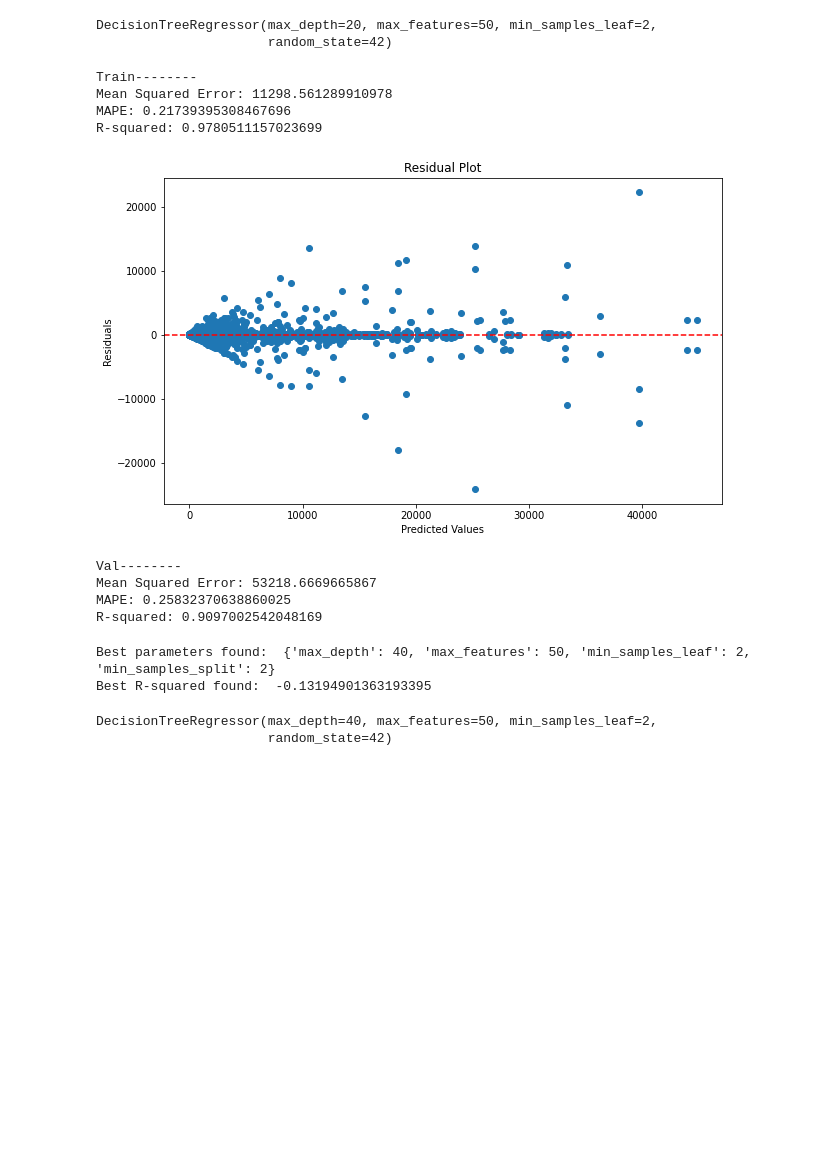
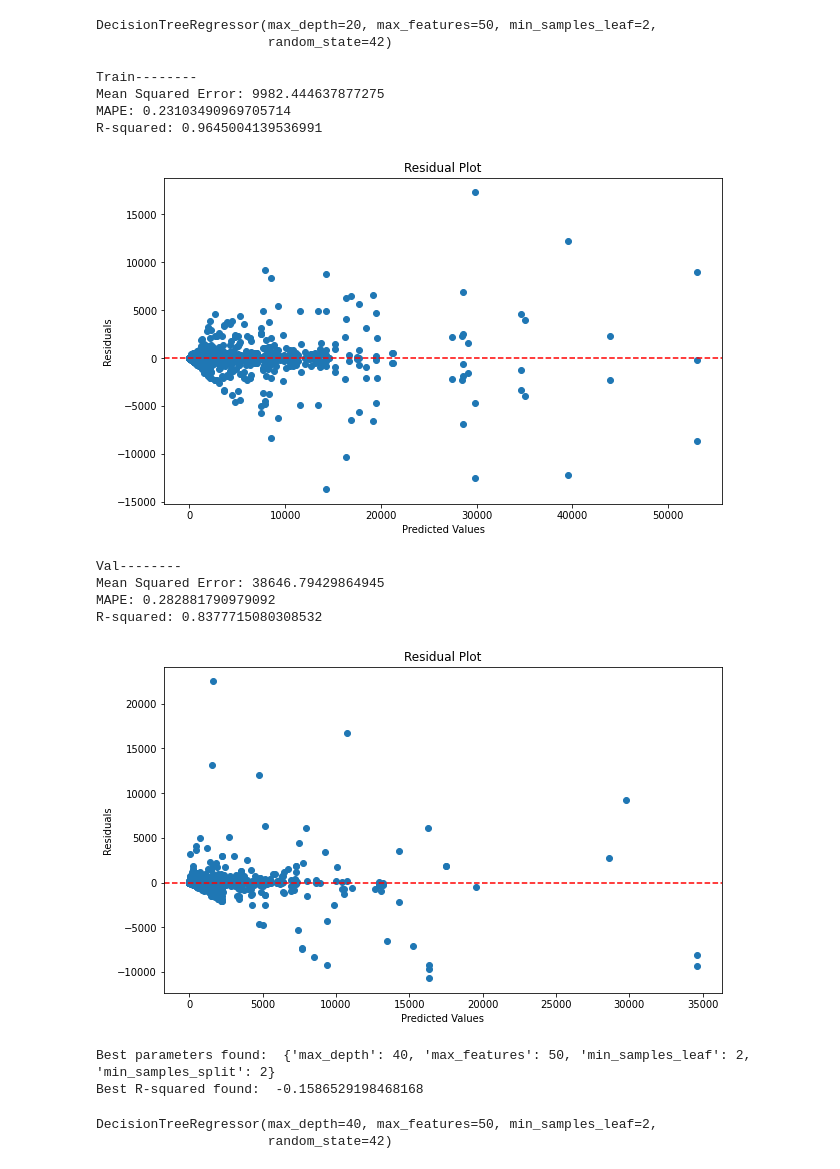
Before and after one commit to azhao20/gpu_profiling, a Jupyter notebook: jupyter/prediction/conv2d_tree.ipynb, the cells around one changed output. Saved outputs shown, nothing was run; the diff lists cells and outputs as text; code cells hidden in the pictures; blank space fills up the shorter version.

```diff
--- a/jupyter/prediction/conv2d_tree.ipynb
+++ b/jupyter/prediction/conv2d_tree.ipynb
@@ -192,7 +205,7 @@ param_grid = {
     'max_depth': [10, 20, 30, 40],  # Example ranges, adjust according to your data and needs
     'min_samples_split': [2, 10, 20],
     'min_samples_leaf': [2, 10, 20],
-    'max_features': [50, 100, 'auto', 'sqrt']
+    'max_features': [50, 100, 1.0, 'sqrt']
 }
 
 # Setup the GridSearchCV
@@ -265,27 +236,27 @@ DecisionTreeRegressor(max_depth=20, max_features=50, min_samples_leaf=2,
 # %%
 best_tree_model.fit(X_train, y_train)
 
 y_hat_train = best_tree_model.predict(X_train)
 y_hat_val = best_tree_model.predict(X_val)
 
 print("Train--------")
 get_r2_score(y_train, y_hat_train)
 plot_residuals(y_train, y_hat_train)
 
 print("Val--------")
 _ = get_r2_score(y_val, y_hat_val)
-
-# plot_residuals(y_val, y_hat_val)
+plot_residuals(y_val, y_hat_val)
 # %% [output]
 Train--------
-Mean Squared Error: 11298.561289910978
-MAPE: 0.21739395308467696
-R-squared: 0.9780511157023699
+Mean Squared Error: 9982.444637877275
+MAPE: 0.23103490969705714
+R-squared: 0.9645004139536991
-[figure, old version]
+[figure, new version]
 Val--------
-Mean Squared Error: 53218.6669665867
-MAPE: 0.25832370638860025
-R-squared: 0.9097002542048169
+Mean Squared Error: 38646.79429864945
+MAPE: 0.282881790979092
+R-squared: 0.8377715080308532
+[figure, added]
 # %%
 tree_model = DecisionTreeRegressor(random_state=random_seed)
 
@@ -294,7 +265,7 @@ param_grid = {
     'max_depth': [10, 20, 30, 40],  # Example ranges, adjust according to your data and needs
     'min_samples_split': [2, 10, 20],
     'min_samples_leaf': [2, 10, 20],
-    'max_features': [50, 100, 'auto', 'sqrt']
+    'max_features': [50, 100, 1.0, 'sqrt']
 }
 
 # Setup the GridSearchCV
@@ -315,7 +286,7 @@ print("Best parameters found: ", grid_search.best_params_)
 print("Best R-squared found: ", grid_search.best_score_)
 # %% [output]
 Best parameters found:  {'max_depth': 40, 'max_features': 50, 'min_samples_leaf': 2, 'min_samples_split': 2}
-Best R-squared found:  -0.13194901363193395
+Best R-squared found:  -0.1586529198468168
 # %%
 best_tree_model = grid_search.best_estimator_
 best_tree_model
```
Also changed, not shown: parts of 10 cells of this notebook, 6 other files.
